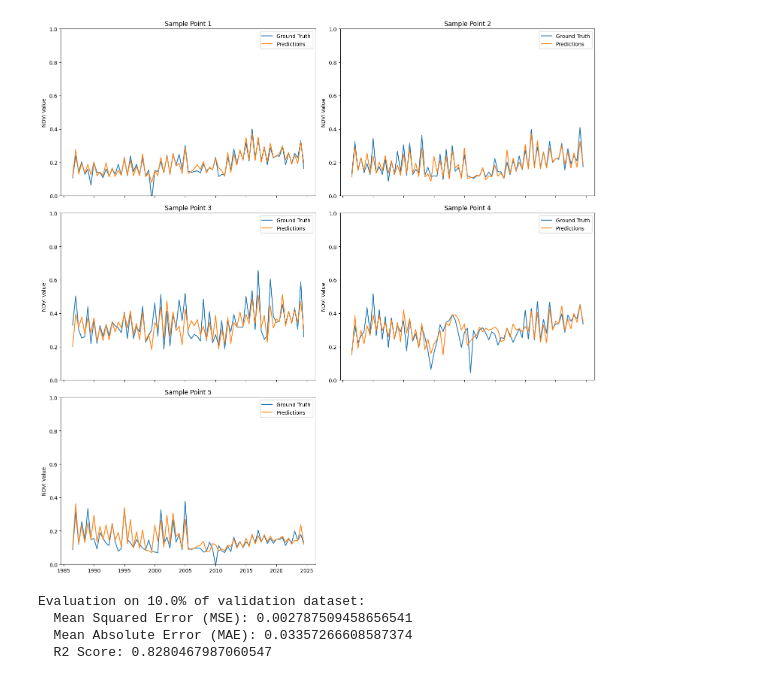
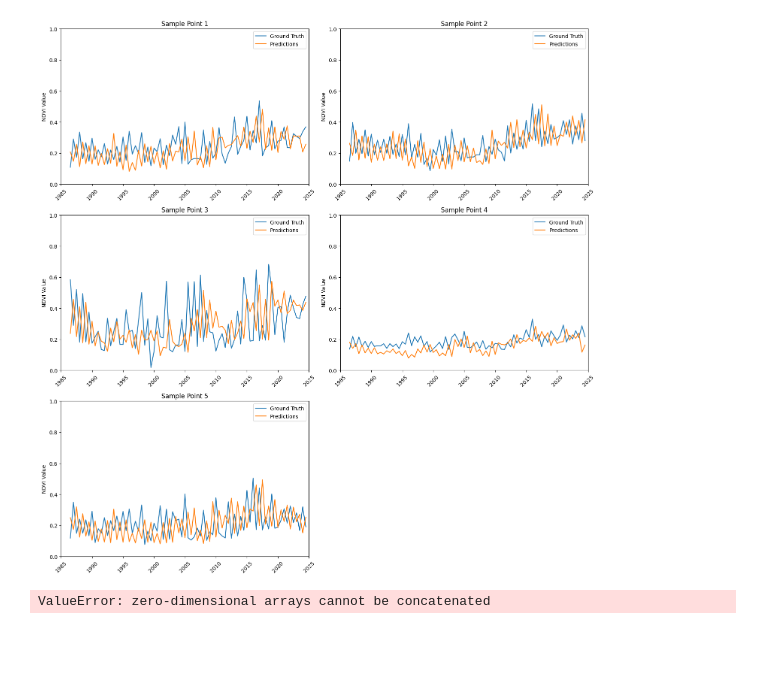
Before and after one commit to FaranIdo/SSTSRS, a Jupyter notebook: code/visual_test_ts.ipynb, the cells around one changed output. Saved outputs shown, nothing was run; the diff lists cells and outputs as text; code cells hidden in the pictures; blank space fills up the shorter version.

Commit message:
update visualize_test_ts to display correctly every 5 years

```diff
--- a/code/visual_test_ts.ipynb
+++ b/code/visual_test_ts.ipynb
@@ -91,7 +100,7 @@ def evaluate_model(model, samples: list) -> None:
         print()
 # %%
 
-experiment = "24-08-26_00-06_temporal_200_d2"
+experiment = "best/final/transformer_seq11"
 
 logging.basicConfig(format="%(asctime)s - %(message)s", level=logging.INFO, datefmt="%Y-%m-%d %H:%M:%S")
 
@@ -252,6 +270,7 @@ def generate_predictions(model, point, window_size, device):
 
         # Get model prediction
         with torch.no_grad():
+            x = x.squeeze(-1)
             predicted_value = model(x, year_seq_int, seasons).cpu().numpy().flatten()[0]
 
         # Store predictions, ground truth, and years
@@ -264,7 +283,7 @@ def generate_predictions(model, point, window_size, device):
 def visualize_predictions(predictions_list, ground_truth_list, years_list, graphs_per_row):
     num_samples = len(predictions_list)
     num_rows = (num_samples + graphs_per_row - 1) // graphs_per_row  # Calculate the number of rows needed
-    fig, axes = plt.subplots(num_rows, graphs_per_row, figsize=(15, 5 * num_rows), sharex=True)
+    fig, axes = plt.subplots(num_rows, graphs_per_row, figsize=(15, 5 * num_rows), sharex=False)  # Allow independent X-axis values
     axes = axes.flatten()  # Flatten the axes array for easy indexing
 
     for idx, (predictions, ground_truth, years) in enumerate(zip(predictions_list, ground_truth_list, years_list)):
@@ -274,38 +293,40 @@ def visualize_predictions(predictions_list, ground_truth_list, years_list, graph
         axes[idx].set_title(f'Sample Point {idx + 1}')
         axes[idx].legend()
         axes[idx].set_ylim(0, 1)  # Set y-axis scale to 0..1
+        axes[idx].set_xlim(1985, 2025)  # Set the X-axis limits
+        axes[idx].set_xticks(range(1985, 2026, 5))  # Set X-axis ticks every 5 years
+        axes[idx].tick_params(axis='x', rotation=45)  # Rotate X-axis labels for better readability
 
     for ax in axes[num_samples:]:  # Hide any unused subplots
         ax.axis('off')
 
-    axes[-1].set_xlabel('Year')
     plt.tight_layout()
     plt.show()
 
 # Sample 5 points based on spatial dimension 1:2
 num_samples = 5
 sampled_points = sample_data(ndvi_year_data, num_samples)
 
 # Define device
 device = torch.device("cuda" if torch.cuda.is_available() else "cpu")
 
 # Store predictions, ground truth, and years for all sampled points
 predictions_list = []
 ground_truth_list = []
 years_list = []
 
 # Iterate over each sampled point
 for idx, point in enumerate(sampled_points.transpose(1, 0, 2)):
     predictions, ground_truth, years = generate_predictions(model, point, window_size, device)
     predictions_list.append(predictions)
     ground_truth_list.append(ground_truth)
     years_list.append(years)
 
 # Visualize all sampled points on the same image split into 5 graphs
 graphs_per_row = 2  # Control how many graphs per row
 visualize_predictions(predictions_list, ground_truth_list, years_list, graphs_per_row)
 # %% [output]
-[figure, old version]
+[figure, new version]
 # %%
 import torch
 from sklearn.metrics import r2_score
@@ -331,6 +352,7 @@ def evaluate_model_on_sample(model, val_loader, device, sample_fraction):
             inputs, targets = inputs.unsqueeze(0).to(device), targets.unsqueeze(0).to(device)  # Add batch dimension
 
             x, year_seq, seasons, targets = temporal_seq_data_shaping(inputs, targets, device)
+            x = x.squeeze(-1)
             outputs = model(x, year_seq, seasons)
             y = targets[:, 0]
             if outputs.dim() > 1 and outputs.size(1) > 1:
@@ -362,7 +384,4 @@ def evaluate_model_on_sample(model, val_loader, device, sample_fraction):
 # Evaluate the model on 1% of the validation dataset
 evaluate_model_on_sample(model, val_loader, device, sample_fraction=0.1)
 # %% [output]
-Evaluation on 10.0% of validation dataset:
-  Mean Squared Error (MSE): 0.002787509458656541
-  Mean Absolute Error (MAE): 0.03357266608587374
-  R2 Score: 0.8280467987060547
+ValueError: zero-dimensional arrays cannot be concatenated
```
Also changed, not shown: parts of 7 cells of this notebook.
